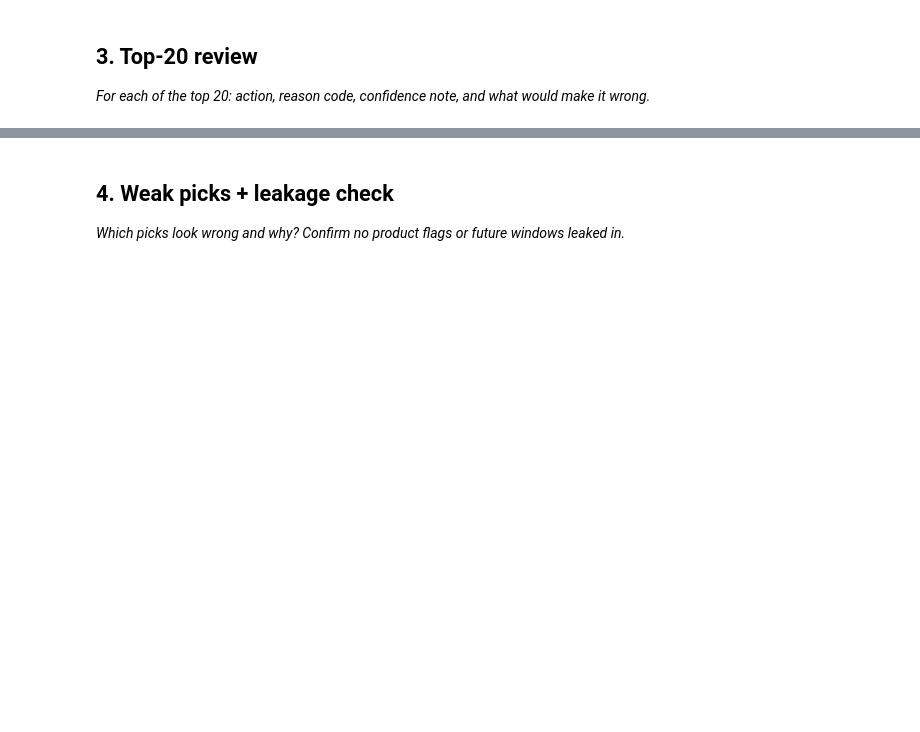
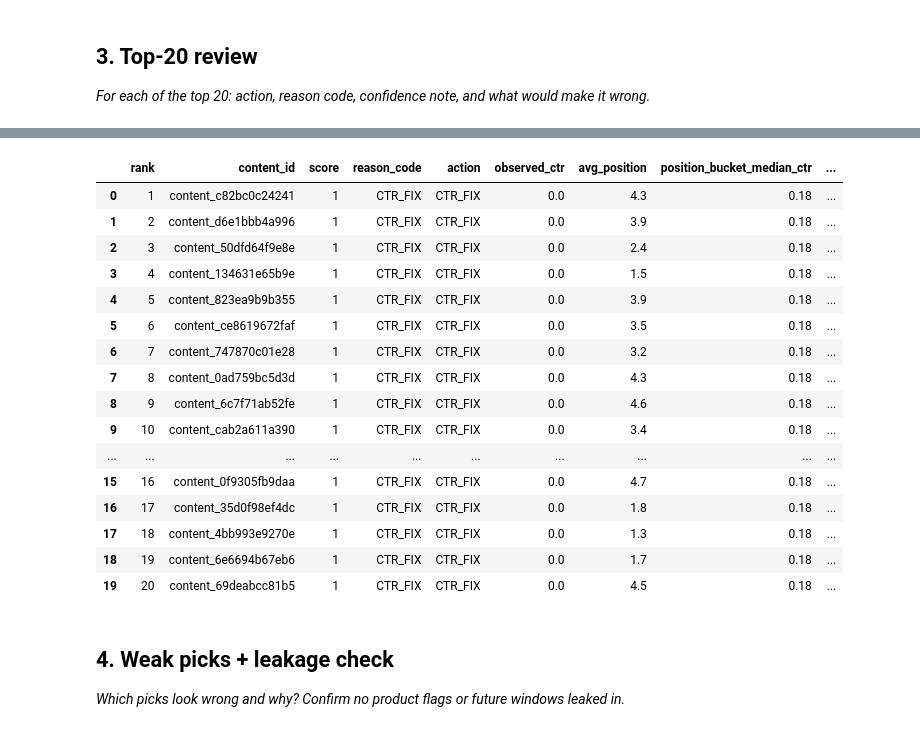
Before and after one commit to Coder-bot1/FlyRank-Internship, a Jupyter notebook: work/notebooks/w04_baseline_score.ipynb, the cells around one changed output, grey strips where cells are left out. Drawn from its saved outputs; the diff is of its cells as text; code cells hidden in the pictures; blank space fills up the shorter version.

```diff
--- a/work/notebooks/w04_baseline_score.ipynb
+++ b/work/notebooks/w04_baseline_score.ipynb
@@ -30,3 +575,83 @@ This skeleton is yours to fill. Work the sections **in order** — each one has
+# %%
+# ---------------------------------------------------------
+# TOP-20 REVIEW
+# ---------------------------------------------------------
+
+top20 = ranked.head(20).copy()
+
+def why_selected(row):
+    if row["reason_code"] == "CTR_FIX":
+        return (
+            f"CTR ({row['observed_ctr']:.4f}%) is below the "
+            f"median CTR for its position bucket "
+            f"({row['position_bucket_median_ctr']:.4f}%). "
+            "This makes it a directional CTR-fix candidate."
+        )
+    else:
+        return (
+            "The item does not meet the baseline's priority condition."
+        )
+
+
+def what_would_make_it_wrong(row):
+    if row["reason_code"] == "CTR_FIX":
+        return (
+            "The recommendation could be wrong if the lower CTR is caused "
+            "by search intent, query mix, ranking position, or another "
+            "factor that changing the title/snippet would not address."
+        )
+    else:
+        return (
+            "The simple baseline may miss an opportunity because it uses "
+            "only a limited set of observed signals."
+        )
+
+
+top20_review = top20[
+    [
+        "rank",
+        "content_id",
+        "score",
+        "reason_code",
+        "action",
+        "observed_ctr",
+        "avg_position",
+        "position_bucket_median_ctr",
+        "ctr_gap",
+        "impressions_90d",
+        "clicks_90d"
+    ]
+].copy()
+
+top20_review["why_it_is_there"] = top20.apply(
+    why_selected,
+    axis=1
+)
+
+top20_review["what_would_make_it_wrong"] = top20.apply(
+    what_would_make_it_wrong,
+    axis=1
+)
+
+display(top20_review)
+# %% [output]
+|  | rank | content_id | score | reason_code | action | observed_ctr | avg_position | position_bucket_median_ctr | ... |
+| 0 | 1 | content_c82bc0c24241 | 1 | CTR_FIX | CTR_FIX | 0.0 | 4.3 | 0.18 | ... |
+| 1 | 2 | content_d6e1bbb4a996 | 1 | CTR_FIX | CTR_FIX | 0.0 | 3.9 | 0.18 | ... |
+| 2 | 3 | content_50dfd64f9e8e | 1 | CTR_FIX | CTR_FIX | 0.0 | 2.4 | 0.18 | ... |
+| 3 | 4 | content_134631e65b9e | 1 | CTR_FIX | CTR_FIX | 0.0 | 1.5 | 0.18 | ... |
+| 4 | 5 | content_823ea9b9b355 | 1 | CTR_FIX | CTR_FIX | 0.0 | 3.9 | 0.18 | ... |
+| 5 | 6 | content_ce8619672faf | 1 | CTR_FIX | CTR_FIX | 0.0 | 3.5 | 0.18 | ... |
+| 6 | 7 | content_747870c01e28 | 1 | CTR_FIX | CTR_FIX | 0.0 | 3.2 | 0.18 | ... |
+| 7 | 8 | content_0ad759bc5d3d | 1 | CTR_FIX | CTR_FIX | 0.0 | 4.3 | 0.18 | ... |
+| 8 | 9 | content_6c7f71ab52fe | 1 | CTR_FIX | CTR_FIX | 0.0 | 4.6 | 0.18 | ... |
+| 9 | 10 | content_cab2a611a390 | 1 | CTR_FIX | CTR_FIX | 0.0 | 3.4 | 0.18 | ... |
+| ... | ... | ... | ... | ... | ... | ... | ... | ... | ... |
+| 15 | 16 | content_0f9305fb9daa | 1 | CTR_FIX | CTR_FIX | 0.0 | 4.7 | 0.18 | ... |
+| 16 | 17 | content_35d0f98ef4dc | 1 | CTR_FIX | CTR_FIX | 0.0 | 1.8 | 0.18 | ... |
+| 17 | 18 | content_4bb993e9270e | 1 | CTR_FIX | CTR_FIX | 0.0 | 1.3 | 0.18 | ... |
+| 18 | 19 | content_6e6694b67eb6 | 1 | CTR_FIX | CTR_FIX | 0.0 | 1.7 | 0.18 | ... |
+| 19 | 20 | content_69deabcc81b5 | 1 | CTR_FIX | CTR_FIX | 0.0 | 4.5 | 0.18 | ... |
 # %% [markdown]
 ## 4. Weak picks + leakage check
 
```
Also changed, not shown: parts of 19 cells of this notebook.
